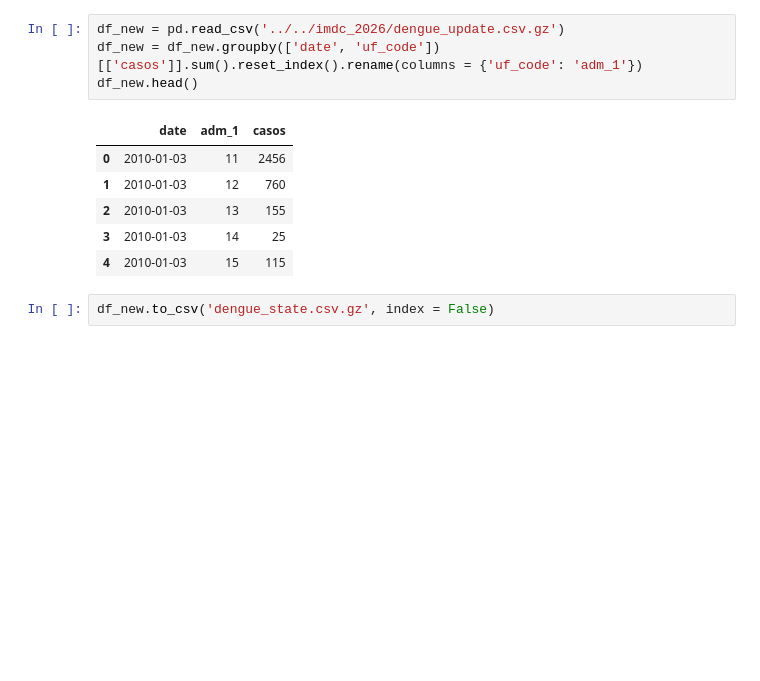
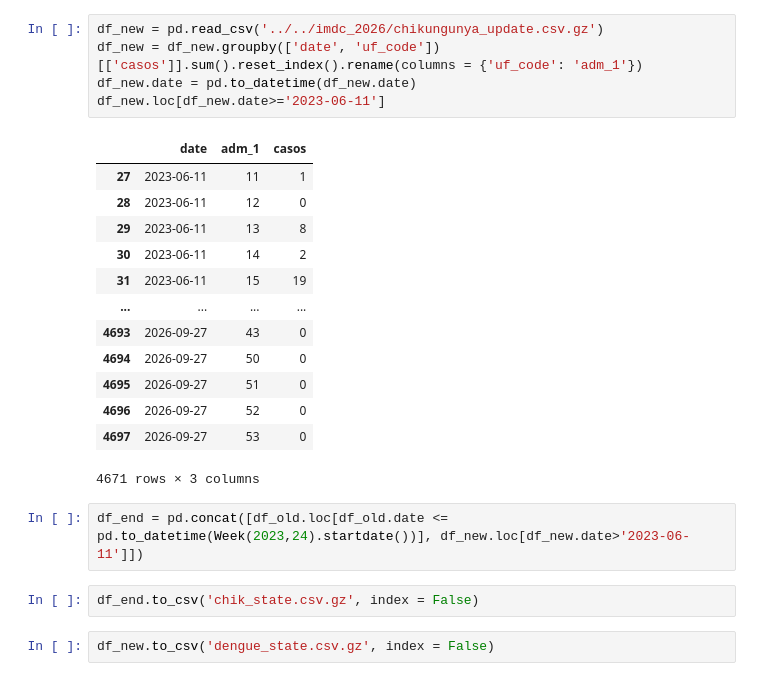
Before and after one commit to Mosqlimate-project/3rd_IMDC_results, a Jupyter notebook: data/transform_data.ipynb, the cells around one changed output. Cells and saved outputs as stored; diff of their text form; blank space fills up the shorter version.

Commit message:
Add chikungunya results

```diff
--- a/data/transform_data.ipynb
+++ b/data/transform_data.ipynb
@@ -3,14 +35,26 @@ import pandas as pd
 # %%
-df_new = pd.read_csv('../../imdc_2026/dengue_update.csv.gz')
+df_new = pd.read_csv('../../imdc_2026/chikungunya_update.csv.gz')
 df_new = df_new.groupby(['date', 'uf_code'])[['casos']].sum().reset_index().rename(columns = {'uf_code': 'adm_1'})
-df_new.head()
+df_new.date = pd.to_datetime(df_new.date)
+df_new.loc[df_new.date>='2023-06-11']
 # %% [output]
 |  | date | adm_1 | casos |
-| 0 | 2010-01-03 | 11 | 2456 |
-| 1 | 2010-01-03 | 12 | 760 |
-| 2 | 2010-01-03 | 13 | 155 |
-| 3 | 2010-01-03 | 14 | 25 |
-| 4 | 2010-01-03 | 15 | 115 |
+| 27 | 2023-06-11 | 11 | 1 |
+| 28 | 2023-06-11 | 12 | 0 |
+| 29 | 2023-06-11 | 13 | 8 |
+| 30 | 2023-06-11 | 14 | 2 |
+| 31 | 2023-06-11 | 15 | 19 |
+| ... | ... | ... | ... |
+| 4693 | 2026-09-27 | 43 | 0 |
+| 4694 | 2026-09-27 | 50 | 0 |
+| 4695 | 2026-09-27 | 51 | 0 |
+| 4696 | 2026-09-27 | 52 | 0 |
+| 4697 | 2026-09-27 | 53 | 0 |
+4671 rows × 3 columns
+# %%
+df_end = pd.concat([df_old.loc[df_old.date <= pd.to_datetime(Week(2023,24).startdate())], df_new.loc[df_new.date>'2023-06-11']])
+# %%
+df_end.to_csv('chik_state.csv.gz', index = False)
 # %%
 df_new.to_csv('dengue_state.csv.gz', index = False)
 # %%
```
Also changed, not shown: parts of 3 cells of this notebook, 33 other files.
